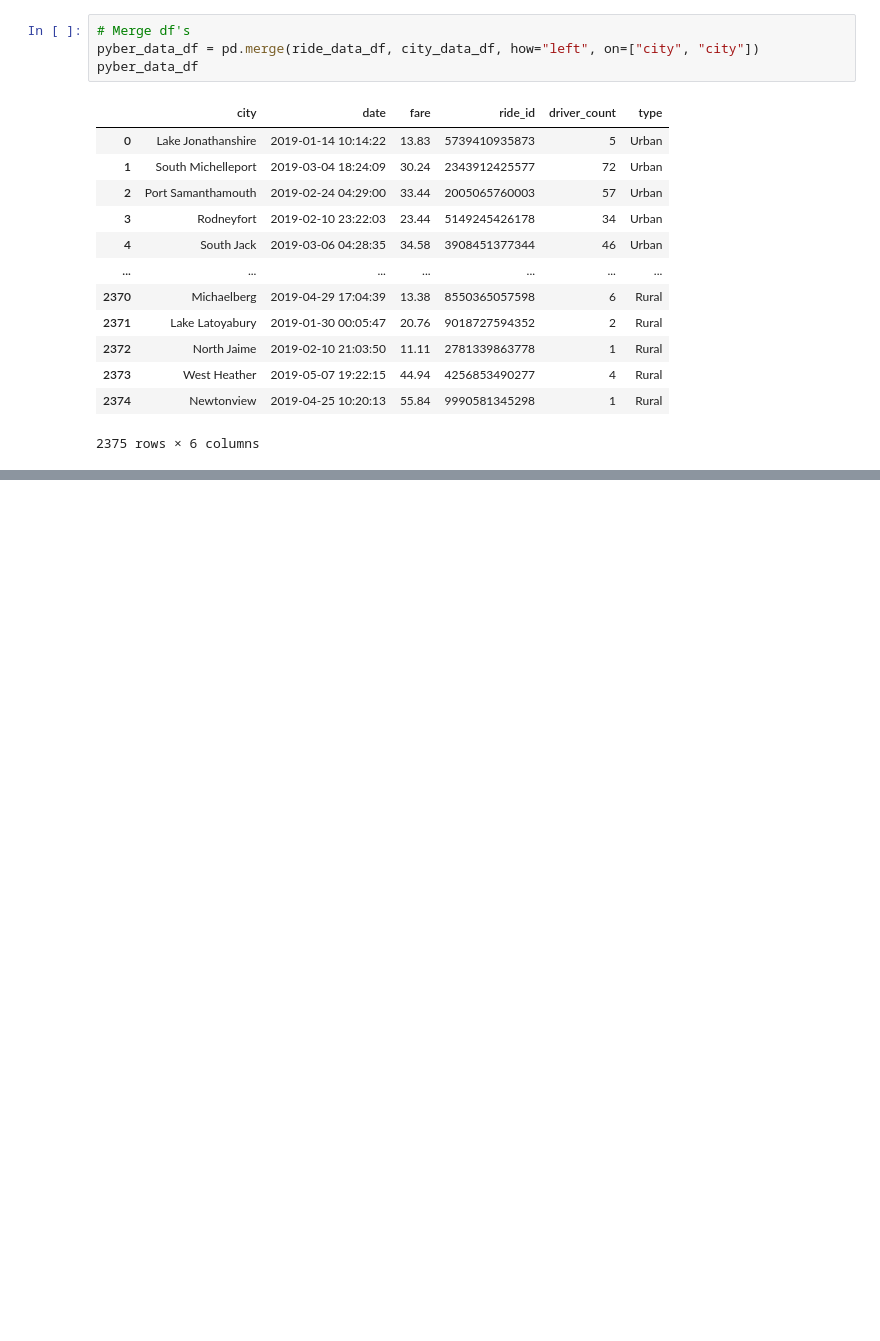
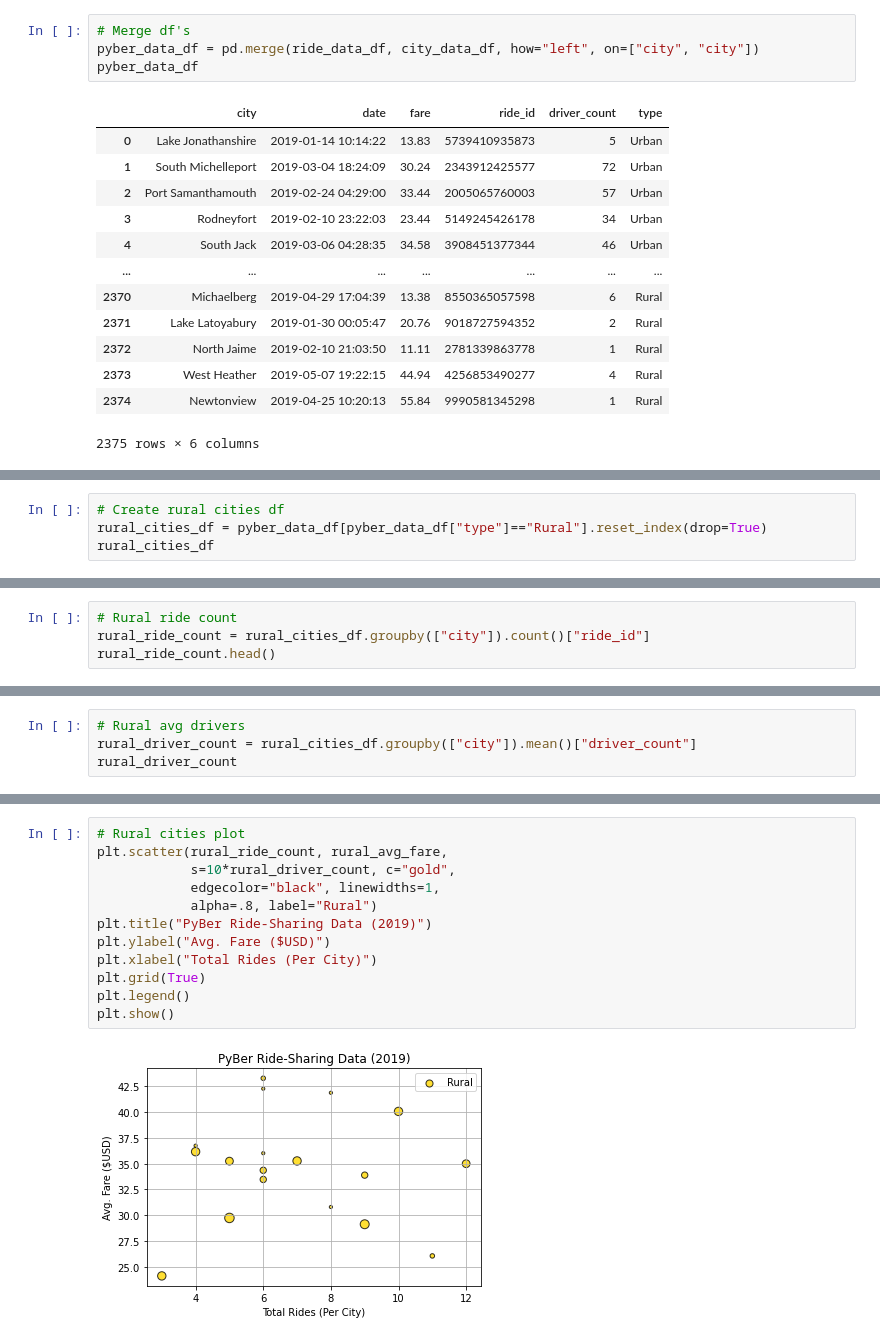
Before and after one commit to conorwhanson/PyBer_Analysis, a Jupyter notebook: Pyber.ipynb, the cells around one changed output, grey strips where cells are left out. Cells and saved outputs as stored; diff of their text form; blank space fills up the shorter version.

```diff
--- a/Pyber.ipynb
+++ b/Pyber.ipynb
@@ -119,0 +157,4 @@ pyber_data_df
+# %%
+# Create rural cities df
+rural_cities_df = pyber_data_df[pyber_data_df["type"]=="Rural"].reset_index(drop=True)
+rural_cities_df
@@ -119,0 +199,4 @@ pyber_data_df
+# %%
+# Rural ride count
+rural_ride_count = rural_cities_df.groupby(["city"]).count()["ride_id"]
+rural_ride_count.head()
@@ -119,0 +287,4 @@ pyber_data_df
+# %%
+# Rural avg drivers
+rural_driver_count = rural_cities_df.groupby(["city"]).mean()["driver_count"]
+rural_driver_count
@@ -119,0 +340,14 @@ pyber_data_df
+# %%
+# Rural cities plot
+plt.scatter(rural_ride_count, rural_avg_fare,
+            s=10*rural_driver_count, c="gold",
+            edgecolor="black", linewidths=1,
+            alpha=.8, label="Rural")
+plt.title("PyBer Ride-Sharing Data (2019)")
+plt.ylabel("Avg. Fare ($USD)")
+plt.xlabel("Total Rides (Per City)")
+plt.grid(True)
+plt.legend()
+plt.show()
+# %% [output]
+[figure, added]
```
Also changed, not shown: parts of 17 cells of this notebook, 2 other files.
